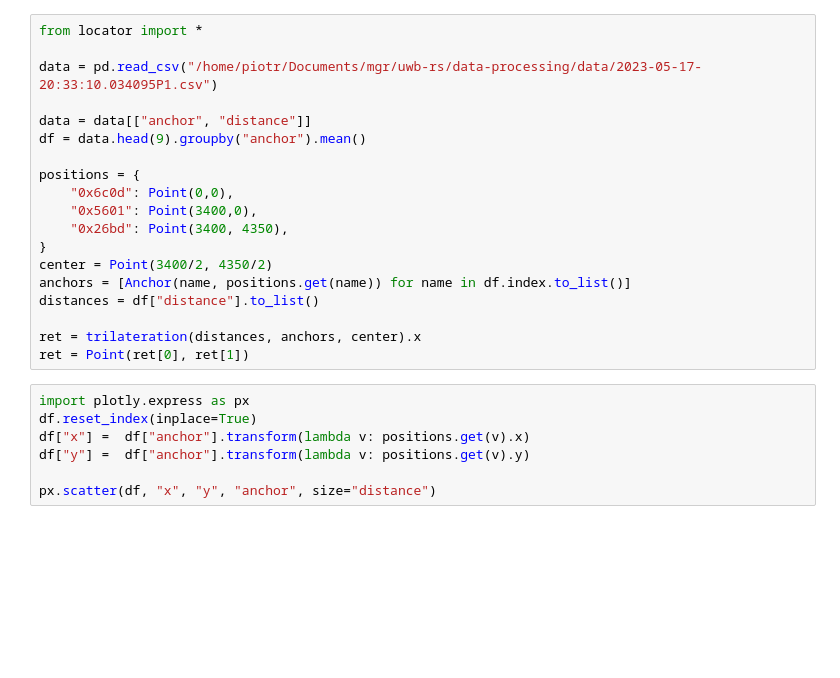
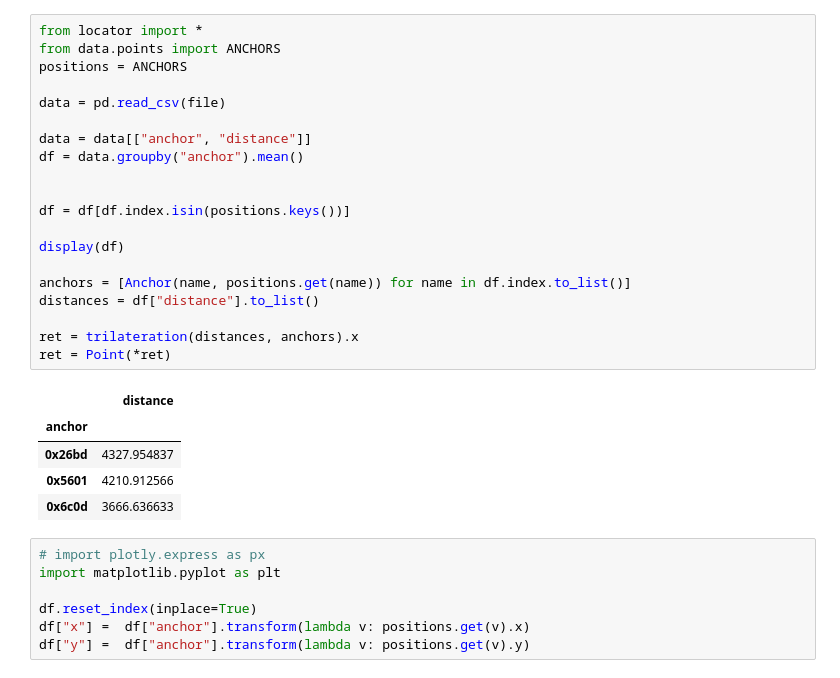
Before and after one commit to piotrs112/uwb-rs, a Jupyter notebook: data-processing/tests.ipynb, the cells around one changed output. Drawn from its saved outputs; the diff is of its cells as text; blank space fills up the shorter version.

```diff
--- a/data-processing/tests.ipynb
+++ b/data-processing/tests.ipynb
@@ -16,26 +16,33 @@ Timedelta('0 days 00:00:00.129030509')
 # %%
 from locator import *
+from data.points import ANCHORS
+positions = ANCHORS
 
-data = pd.read_csv("/home/piotr/Documents/mgr/uwb-rs/data-processing/data/2023-05-17-20:33:10.034095P1.csv")
+data = pd.read_csv(file)
 
 data = data[["anchor", "distance"]]
-df = data.head(9).groupby("anchor").mean()
+df = data.groupby("anchor").mean()
 
-positions = {
-    "0x6c0d": Point(0,0),
-    "0x5601": Point(3400,0),
-    "0x26bd": Point(3400, 4350),
-}
-center = Point(3400/2, 4350/2)
+
+df = df[df.index.isin(positions.keys())]
+
+display(df)
+
 anchors = [Anchor(name, positions.get(name)) for name in df.index.to_list()]
 distances = df["distance"].to_list()
 
-ret = trilateration(distances, anchors, center).x
-ret = Point(ret[0], ret[1])
+ret = trilateration(distances, anchors).x
+ret = Point(*ret)
+# %% [output]
+|  | distance |
+| anchor |  |
+| 0x26bd | 4327.954837 |
+| 0x5601 | 4210.912566 |
+| 0x6c0d | 3666.636633 |
 # %%
-import plotly.express as px
+# import plotly.express as px
+import matplotlib.pyplot as plt
+
 df.reset_index(inplace=True)
 df["x"] =  df["anchor"].transform(lambda v: positions.get(v).x)
 df["y"] =  df["anchor"].transform(lambda v: positions.get(v).y)
-
-px.scatter(df, "x", "y", "anchor", size="distance")
```
Also changed, not shown: parts of 2 cells of this notebook, 4 other files.
